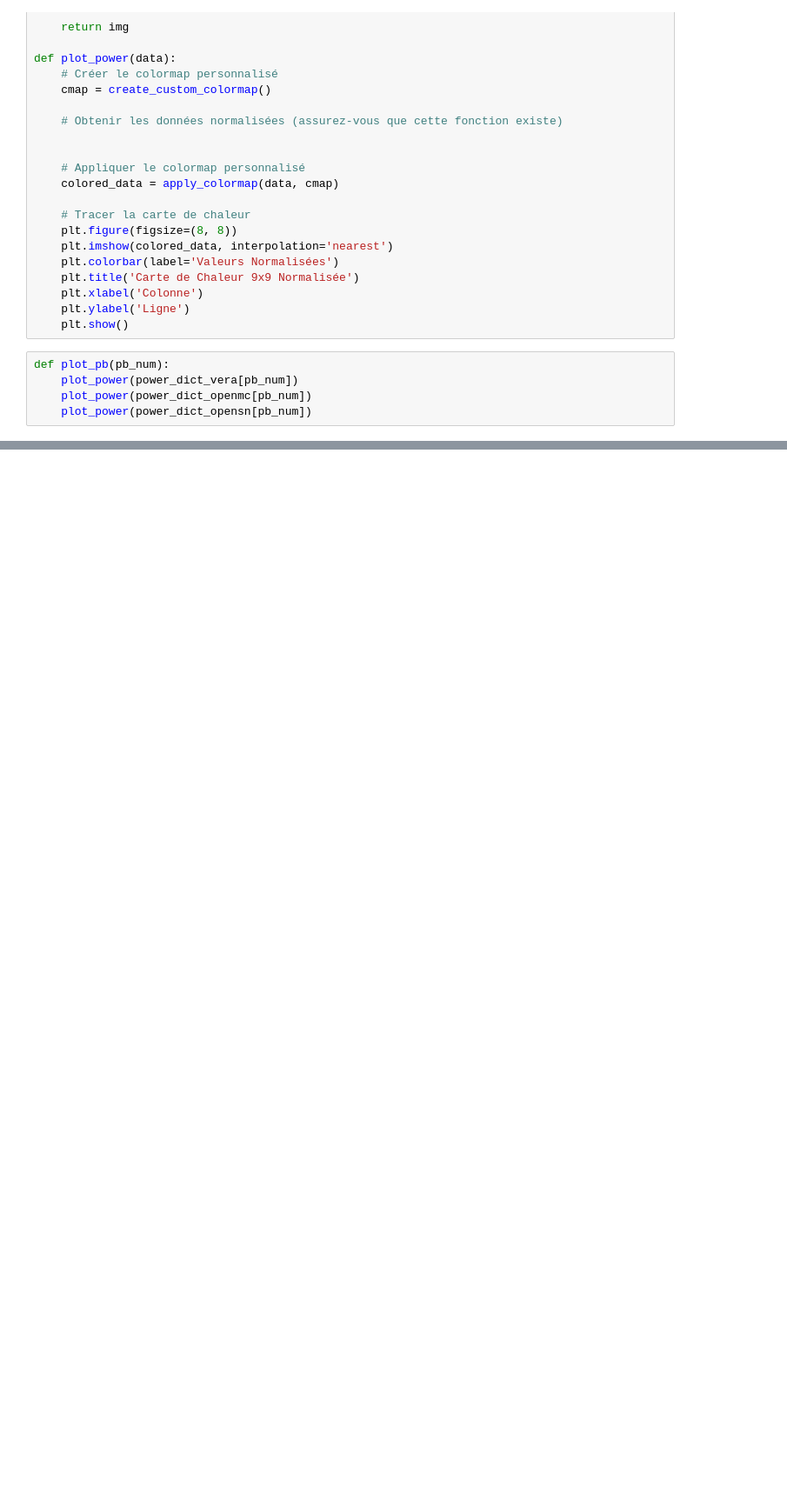
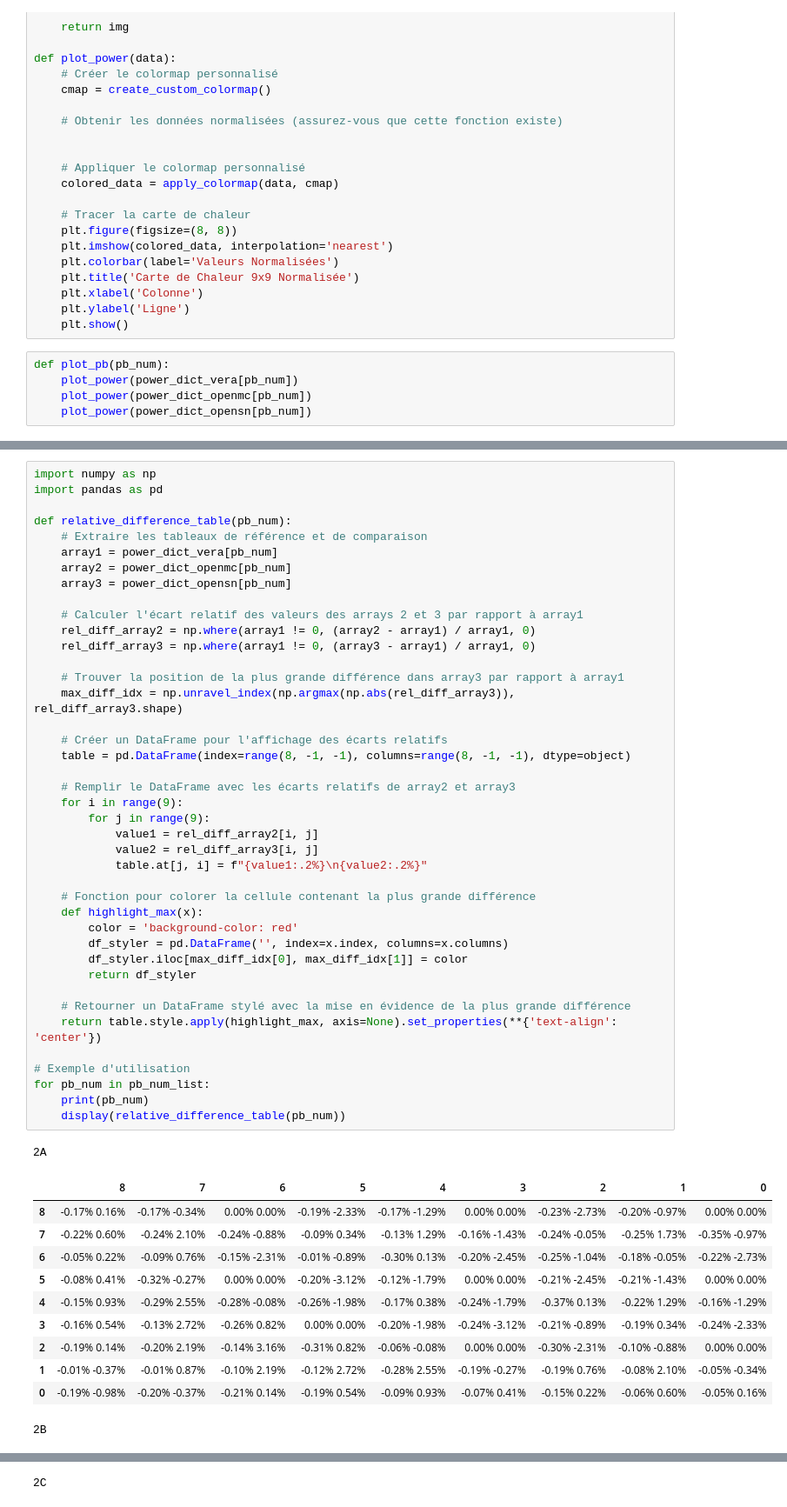
Before and after one commit to pablogarcia44/Garcia_OpenSn, a Jupyter notebook: benchmark/power/power_post_process.ipynb, the cells around one changed output, grey strips where cells are left out. Shown at 87% size. Drawn from its saved outputs; the diff is of its cells as text; blank space fills up the shorter version.

```diff
--- a/benchmark/power/power_post_process.ipynb
+++ b/benchmark/power/power_post_process.ipynb
@@ -1308,0 +5098,54 @@ for pb_num in pb_num_list:
+# %%
+import numpy as np
+import pandas as pd
+
+def relative_difference_table(pb_num):
+    # Extraire les tableaux de référence et de comparaison
+    array1 = power_dict_vera[pb_num]
+    array2 = power_dict_openmc[pb_num]
+    array3 = power_dict_opensn[pb_num]
+
+    # Calculer l'écart relatif des valeurs des arrays 2 et 3 par rapport à array1
+    rel_diff_array2 = np.where(array1 != 0, (array2 - array1) / array1, 0)
+    rel_diff_array3 = np.where(array1 != 0, (array3 - array1) / array1, 0)
+
+    # Trouver la position de la plus grande différence dans array3 par rapport à array1
+    max_diff_idx = np.unravel_index(np.argmax(np.abs(rel_diff_array3)), rel_diff_array3.shape)
+
+    # Créer un DataFrame pour l'affichage des écarts relatifs
+    table = pd.DataFrame(index=range(8, -1, -1), columns=range(8, -1, -1), dtype=object)
+
+    # Remplir le DataFrame avec les écarts relatifs de array2 et array3
+    for i in range(9):
+        for j in range(9):
+            value1 = rel_diff_array2[i, j]
+            value2 = rel_diff_array3[i, j]
+            table.at[j, i] = f"{value1:.2%}\n{value2:.2%}"
+
+    # Fonction pour colorer la cellule contenant la plus grande différence
+    def highlight_max(x):
+        color = 'background-color: red'
+        df_styler = pd.DataFrame('', index=x.index, columns=x.columns)
+        df_styler.iloc[max_diff_idx[0], max_diff_idx[1]] = color
+        return df_styler
+
+    # Retourner un DataFrame stylé avec la mise en évidence de la plus grande différence
+    return table.style.apply(highlight_max, axis=None).set_properties(**{'text-align': 'center'})
+
+# Exemple d'utilisation
+for pb_num in pb_num_list:
+    print(pb_num)
+    display(relative_difference_table(pb_num))
+# %% [output]
+2A
+|  | 8 | 7 | 6 | 5 | 4 | 3 | 2 | 1 | 0 |
+| 8 | -0.17% 0.16% | -0.17% -0.34% | 0.00% 0.00% | -0.19% -2.33% | -0.17% -1.29% | 0.00% 0.00% | -0.23% -2.73% | -0.20% -0.97% | 0.00% 0.00% |
+| 7 | -0.22% 0.60% | -0.24% 2.10% | -0.24% -0.88% | -0.09% 0.34% | -0.13% 1.29% | -0.16% -1.43% | -0.24% -0.05% | -0.25% 1.73% | -0.35% -0.97% |
+| 6 | -0.05% 0.22% | -0.09% 0.76% | -0.15% -2.31% | -0.01% -0.89% | -0.30% 0.13% | -0.20% -2.45% | -0.25% -1.04% | -0.18% -0.05% | -0.22% -2.73% |
+| 5 | -0.08% 0.41% | -0.32% -0.27% | 0.00% 0.00% | -0.20% -3.12% | -0.12% -1.79% | 0.00% 0.00% | -0.21% -2.45% | -0.21% -1.43% | 0.00% 0.00% |
+| 4 | -0.15% 0.93% | -0.29% 2.55% | -0.28% -0.08% | -0.26% -1.98% | -0.17% 0.38% | -0.24% -1.79% | -0.37% 0.13% | -0.22% 1.29% | -0.16% -1.29% |
+| 3 | -0.16% 0.54% | -0.13% 2.72% | -0.26% 0.82% | 0.00% 0.00% | -0.20% -1.98% | -0.24% -3.12% | -0.21% -0.89% | -0.19% 0.34% | -0.24% -2.33% |
+| 2 | -0.19% 0.14% | -0.20% 2.19% | -0.14% 3.16% | -0.31% 0.82% | -0.06% -0.08% | 0.00% 0.00% | -0.30% -2.31% | -0.10% -0.88% | 0.00% 0.00% |
+| 1 | -0.01% -0.37% | -0.01% 0.87% | -0.10% 2.19% | -0.12% 2.72% | -0.28% 2.55% | -0.19% -0.27% | -0.19% 0.76% | -0.08% 2.10% | -0.05% -0.34% |
+| 0 | -0.19% -0.98% | -0.20% -0.37% | -0.21% 0.14% | -0.19% 0.54% | -0.09% 0.93% | -0.07% 0.41% | -0.15% 0.22% | -0.06% 0.60% | -0.05% 0.16% |
+2B
@@ -1308,0 +5162 @@ for pb_num in pb_num_list:
+2C
```
Also changed, not shown: parts of 17 cells of this notebook.
